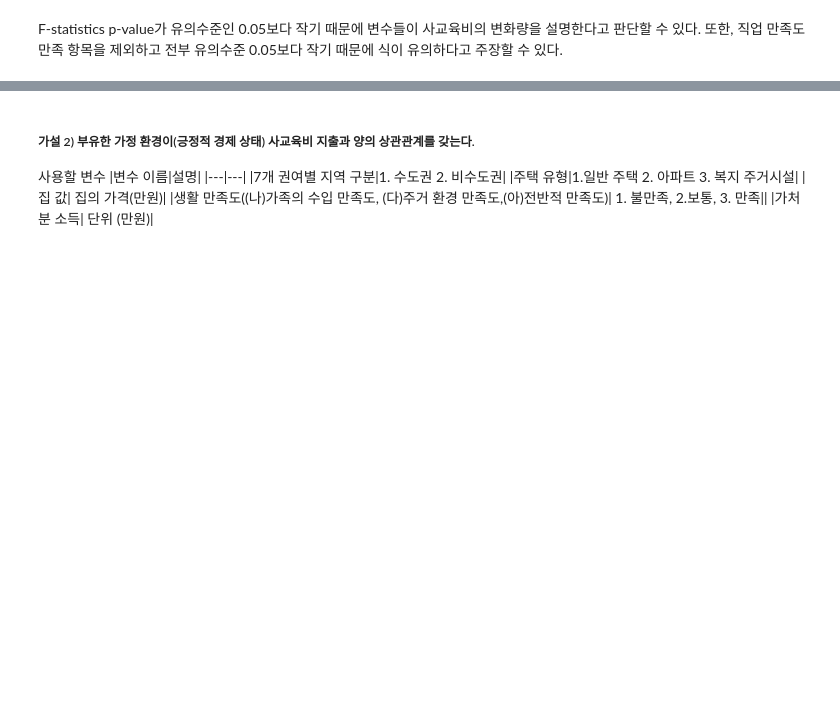
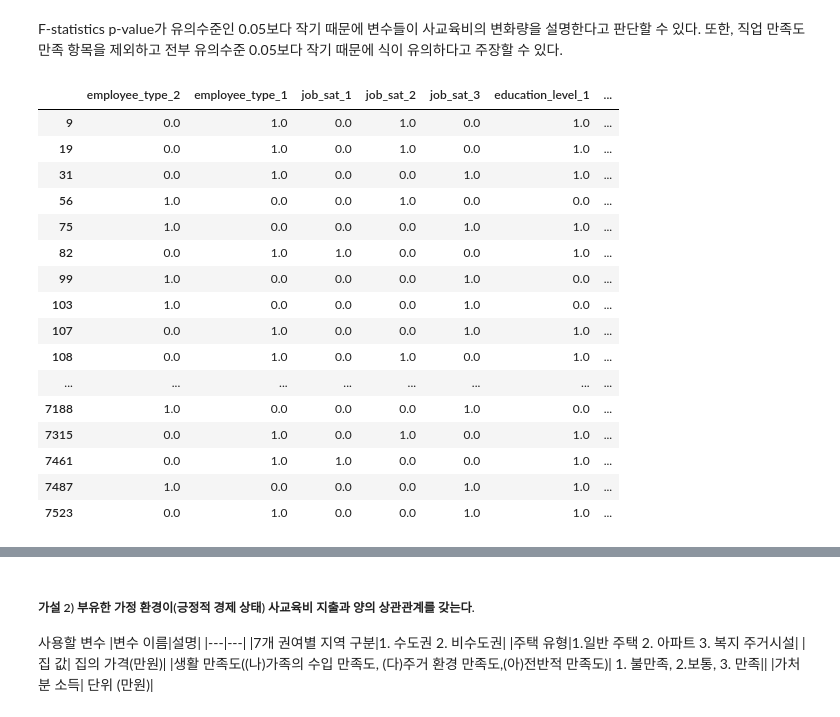
Before and after one commit to yooninsu/Project, a Jupyter notebook: Welfare/project_welfare.ipynb, the cells around one changed output, grey strips where cells are left out. Cells and saved outputs as stored; diff of their text form; code cells hidden in the pictures; blank space fills up the shorter version.

```diff
--- a/Welfare/project_welfare.ipynb
+++ b/Welfare/project_welfare.ipynb
@@ -589,3 +594,24 @@ $$
 - $\epsilon$: 오차를 나타냅니다.
 # %% [markdown]
 F-statistics p-value가 유의수준인 0.05보다 작기 때문에 변수들이 사교육비의 변화량을 설명한다고 판단할 수 있다. 또한, 직업 만족도 만족 항목을 제외하고 전부 유의수준 0.05보다 작기 때문에 식이 유의하다고 주장할 수 있다.
+# %%
+xdf1 = test_df1.drop('priv_edu',axis=1)
+xdf1
+# %% [output]
+|  | employee_type_2 | employee_type_1 | job_sat_1 | job_sat_2 | job_sat_3 | education_level_1 | ... |
+| 9 | 0.0 | 1.0 | 0.0 | 1.0 | 0.0 | 1.0 | ... |
+| 19 | 0.0 | 1.0 | 0.0 | 1.0 | 0.0 | 1.0 | ... |
+| 31 | 0.0 | 1.0 | 0.0 | 0.0 | 1.0 | 1.0 | ... |
+| 56 | 1.0 | 0.0 | 0.0 | 1.0 | 0.0 | 0.0 | ... |
+| 75 | 1.0 | 0.0 | 0.0 | 0.0 | 1.0 | 1.0 | ... |
+| 82 | 0.0 | 1.0 | 1.0 | 0.0 | 0.0 | 1.0 | ... |
+| 99 | 1.0 | 0.0 | 0.0 | 0.0 | 1.0 | 0.0 | ... |
+| 103 | 1.0 | 0.0 | 0.0 | 0.0 | 1.0 | 0.0 | ... |
+| 107 | 0.0 | 1.0 | 0.0 | 0.0 | 1.0 | 1.0 | ... |
+| 108 | 0.0 | 1.0 | 0.0 | 1.0 | 0.0 | 1.0 | ... |
+| ... | ... | ... | ... | ... | ... | ... | ... |
+| 7188 | 1.0 | 0.0 | 0.0 | 0.0 | 1.0 | 0.0 | ... |
+| 7315 | 0.0 | 1.0 | 0.0 | 1.0 | 0.0 | 1.0 | ... |
+| 7461 | 0.0 | 1.0 | 1.0 | 0.0 | 0.0 | 1.0 | ... |
+| 7487 | 1.0 | 0.0 | 0.0 | 0.0 | 1.0 | 1.0 | ... |
+| 7523 | 0.0 | 1.0 | 0.0 | 0.0 | 1.0 | 1.0 | ... |
```
Also changed, not shown: parts of 23 cells of this notebook.
